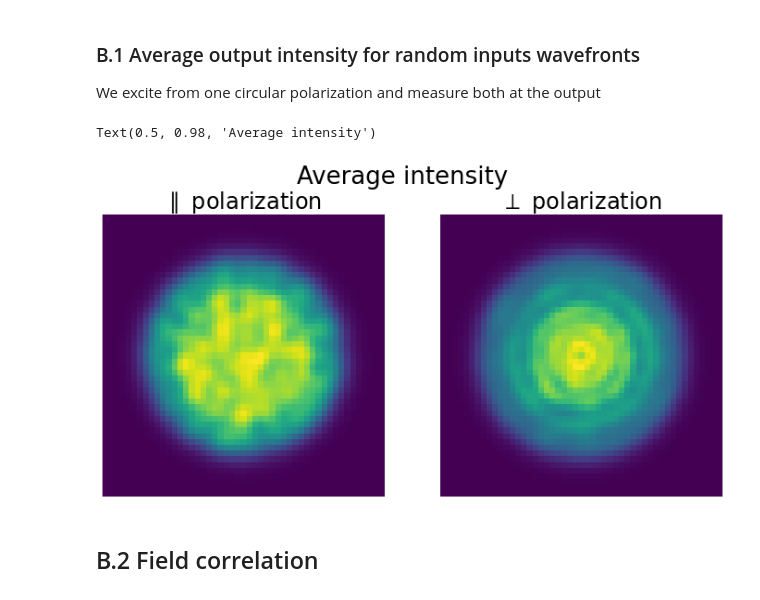
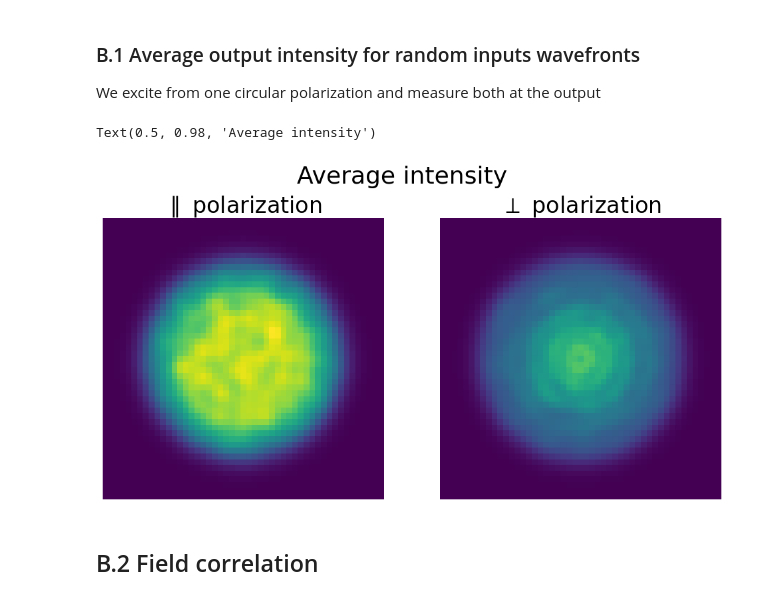
Before and after one commit to wavefrontshaping/article_RME_2023, a Jupyter notebook: Experiment_VS_Model/Experiment_VS_Model.ipynb, the cells around one changed output. Cells and saved outputs as stored; diff of their text form; code cells hidden in the pictures.

```diff
--- a/Experiment_VS_Model/Experiment_VS_Model.ipynb
+++ b/Experiment_VS_Model/Experiment_VS_Model.ipynb
@@ -359,23 +359,26 @@ We excite from one circular polarization and measure both at the output
 # %%
 mask_corr = get_disk_mask([N_out, N_out], 0.74 * N_out / 2)
 mask_corr_2p = np.concatenate((mask_corr, mask_corr), axis=0)
-I_mean = np.mean(np.abs(Ys_rnd[0]) ** 2,
-                 axis=(0, 1)).reshape((N_out * 2, N_out))
+I_mean = np.mean(np.abs(Ys_rnd[0]) ** 2, axis=(0, 1)).reshape((N_out * 2, N_out))
 I_mean_p1 = I_mean[:N_out, :]
 I_mean_p2 = I_mean[N_out:, :]
+
+norm_max   = np.max((np.max(I_mean_p1), np.max(I_mean_p2)))
 plt.figure(figsize=(12, 6))
 plt.subplot(121)
 plt.imshow(I_mean_p1)
+plt.clim([0, norm_max])
 plt.axis("off")
 plt.title(r"$\parallel$ polarization", fontsize=SMALL_TITLE_SIZE)
 plt.subplot(122)
 plt.imshow(I_mean_p2)
+plt.clim([0, norm_max])
 plt.axis("off")
 plt.title(r"$\perp$ polarization", fontsize=SMALL_TITLE_SIZE)
 plt.suptitle("Average intensity", fontsize=TITLE_SIZE)
 # %% [output]
 Text(0.5, 0.98, 'Average intensity')
-[figure, old version]
+[figure, new version]
 # %% [markdown]
 ## B.2 Field correlation
 # %%
```
Also changed, not shown: parts of 17 cells of this notebook.
